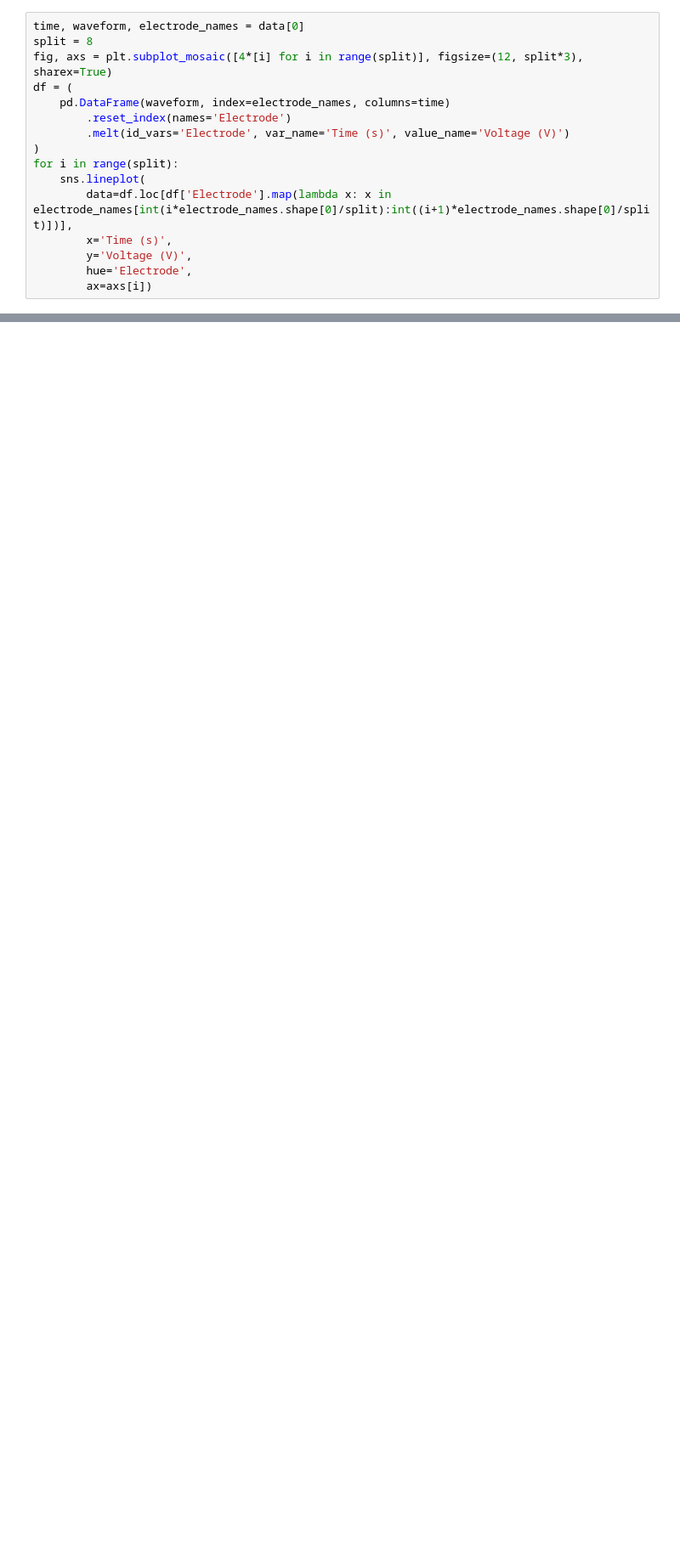
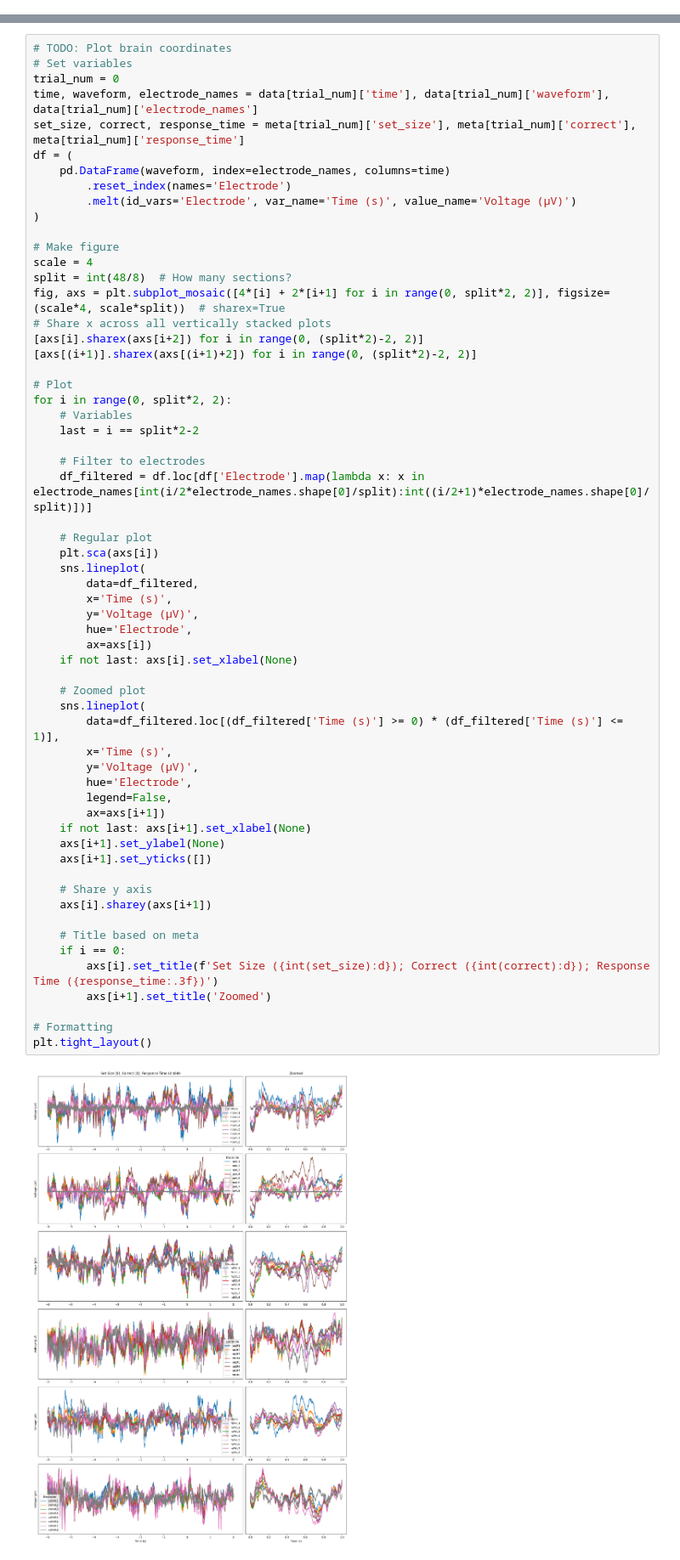
Before and after one commit to Oafish1/Ephys-Analysis, a Jupyter notebook: hiEEG.ipynb, the cells around one changed output, grey strips where cells are left out. Shown at 85% size. Drawn from its saved outputs; the diff is of its cells as text; blank space fills up the shorter version.

```diff
--- a/hiEEG.ipynb
+++ b/hiEEG.ipynb
@@ -51,16 +19,0 @@ data, meta = load_hiEEG_data(1, 1)
-# %%
-time, waveform, electrode_names = data[0]
-split = 8
-fig, axs = plt.subplot_mosaic([4*[i] for i in range(split)], figsize=(12, split*3), sharex=True)
-df = (
-    pd.DataFrame(waveform, index=electrode_names, columns=time)
-        .reset_index(names='Electrode')
-        .melt(id_vars='Electrode', var_name='Time (s)', value_name='Voltage (V)')
-)
-for i in range(split):
-    sns.lineplot(
-        data=df.loc[df['Electrode'].map(lambda x: x in electrode_names[int(i*electrode_names.shape[0]/split):int((i+1)*electrode_names.shape[0]/split)])],
-        x='Time (s)',
-        y='Voltage (V)',
-        hue='Electrode',
-        ax=axs[i])
@@ -88,0 +20,62 @@ meta
+# %%
+# TODO: Plot brain coordinates
+# Set variables
+trial_num = 0
+time, waveform, electrode_names = data[trial_num]['time'], data[trial_num]['waveform'], data[trial_num]['electrode_names']
+set_size, correct, response_time = meta[trial_num]['set_size'], meta[trial_num]['correct'], meta[trial_num]['response_time']
+df = (
+    pd.DataFrame(waveform, index=electrode_names, columns=time)
+        .reset_index(names='Electrode')
+        .melt(id_vars='Electrode', var_name='Time (s)', value_name='Voltage (μV)')
+)
+
+# Make figure
+scale = 4
+split = int(48/8)  # How many sections?
+fig, axs = plt.subplot_mosaic([4*[i] + 2*[i+1] for i in range(0, split*2, 2)], figsize=(scale*4, scale*split))  # sharex=True
+# Share x across all vertically stacked plots
+[axs[i].sharex(axs[i+2]) for i in range(0, (split*2)-2, 2)]
+[axs[(i+1)].sharex(axs[(i+1)+2]) for i in range(0, (split*2)-2, 2)]
+
+# Plot
+for i in range(0, split*2, 2):
+    # Variables
+    last = i == split*2-2
+
+    # Filter to electrodes
+    df_filtered = df.loc[df['Electrode'].map(lambda x: x in electrode_names[int(i/2*electrode_names.shape[0]/split):int((i/2+1)*electrode_names.shape[0]/split)])]
+
+    # Regular plot
+    plt.sca(axs[i])
+    sns.lineplot(
+        data=df_filtered,
+        x='Time (s)',
+        y='Voltage (μV)',
+        hue='Electrode',
+        ax=axs[i])
+    if not last: axs[i].set_xlabel(None)
+
+    # Zoomed plot
+    sns.lineplot(
+        data=df_filtered.loc[(df_filtered['Time (s)'] >= 0) * (df_filtered['Time (s)'] <= 1)],
+        x='Time (s)',
+        y='Voltage (μV)',
+        hue='Electrode',
+        legend=False,
+        ax=axs[i+1])
+    if not last: axs[i+1].set_xlabel(None)
+    axs[i+1].set_ylabel(None)
+    axs[i+1].set_yticks([])
+
+    # Share y axis
+    axs[i].sharey(axs[i+1])
+
+    # Title based on meta
+    if i == 0:
+        axs[i].set_title(f'Set Size ({int(set_size):d}); Correct ({int(correct):d}); Response Time ({response_time:.3f})')
+        axs[i+1].set_title('Zoomed')
+
+# Formatting
+plt.tight_layout()
+# %% [output]
+[figure, added]
```
Also changed, not shown: parts of 8 cells of this notebook, 3 other files.
